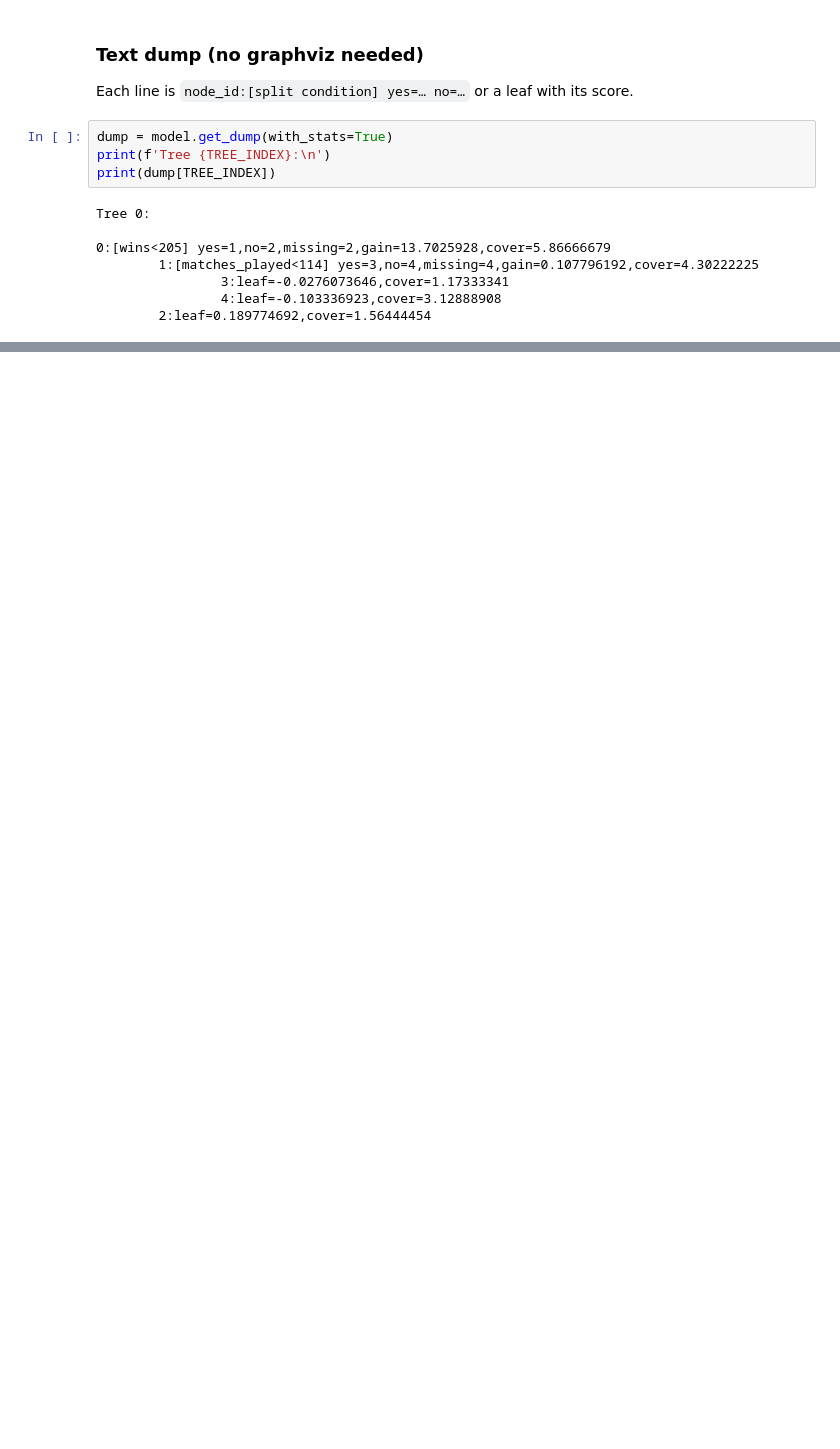
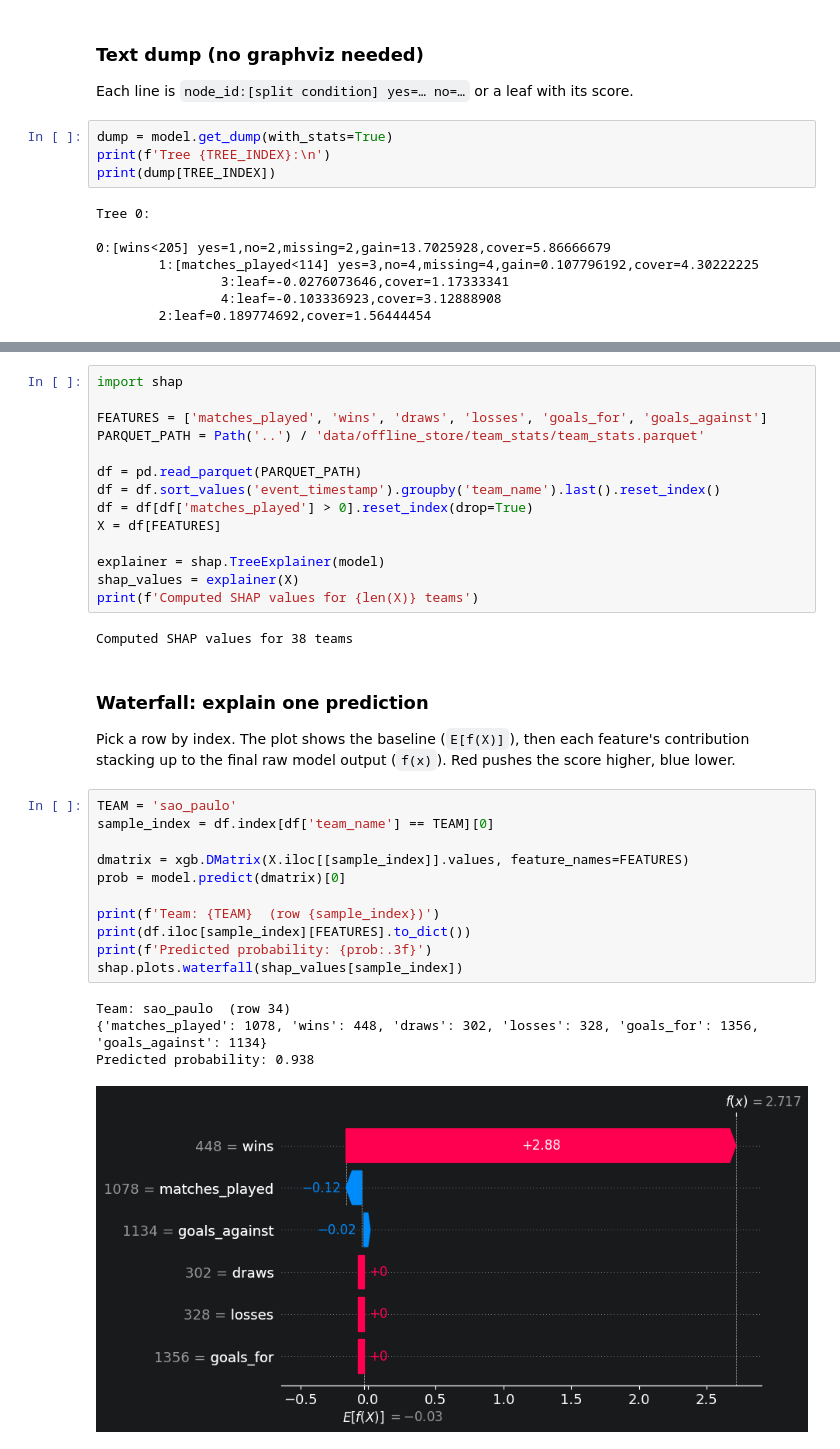
Before and after one commit to rtanizawa/streaming-ml-feature-store, a Jupyter notebook: notebooks/visualize_model.ipynb, the cells around one changed output, grey strips where cells are left out. Drawn from its saved outputs; the diff is of its cells as text; blank space fills up the shorter version.

```diff
--- a/notebooks/visualize_model.ipynb
+++ b/notebooks/visualize_model.ipynb
@@ -89,0 +96,37 @@ Tree 0:
+# %%
+import shap
+
+FEATURES = ['matches_played', 'wins', 'draws', 'losses', 'goals_for', 'goals_against']
+PARQUET_PATH = Path('..') / 'data/offline_store/team_stats/team_stats.parquet'
+
+df = pd.read_parquet(PARQUET_PATH)
+df = df.sort_values('event_timestamp').groupby('team_name').last().reset_index()
+df = df[df['matches_played'] > 0].reset_index(drop=True)
+X = df[FEATURES]
+
+explainer = shap.TreeExplainer(model)
+shap_values = explainer(X)
+print(f'Computed SHAP values for {len(X)} teams')
+# %% [output]
+Computed SHAP values for 38 teams
+# %% [markdown]
+### Waterfall: explain one prediction
+
+Pick a row by index. The plot shows the baseline (`E[f(X)]`), then each feature's contribution
+stacking up to the final raw model output (`f(x)`). Red pushes the score higher, blue lower.
+# %%
+TEAM = 'sao_paulo'
+sample_index = df.index[df['team_name'] == TEAM][0]
+
+dmatrix = xgb.DMatrix(X.iloc[[sample_index]].values, feature_names=FEATURES)
+prob = model.predict(dmatrix)[0]
+
+print(f'Team: {TEAM}  (row {sample_index})')
+print(df.iloc[sample_index][FEATURES].to_dict())
+print(f'Predicted probability: {prob:.3f}')
+shap.plots.waterfall(shap_values[sample_index])
+# %% [output]
+Team: sao_paulo  (row 34)
+{'matches_played': 1078, 'wins': 448, 'draws': 302, 'losses': 328, 'goals_for': 1356, 'goals_against': 1134}
+Predicted probability: 0.938
+[figure, added]
```
Also changed, not shown: parts of 3 cells of this notebook, 1 other file.
